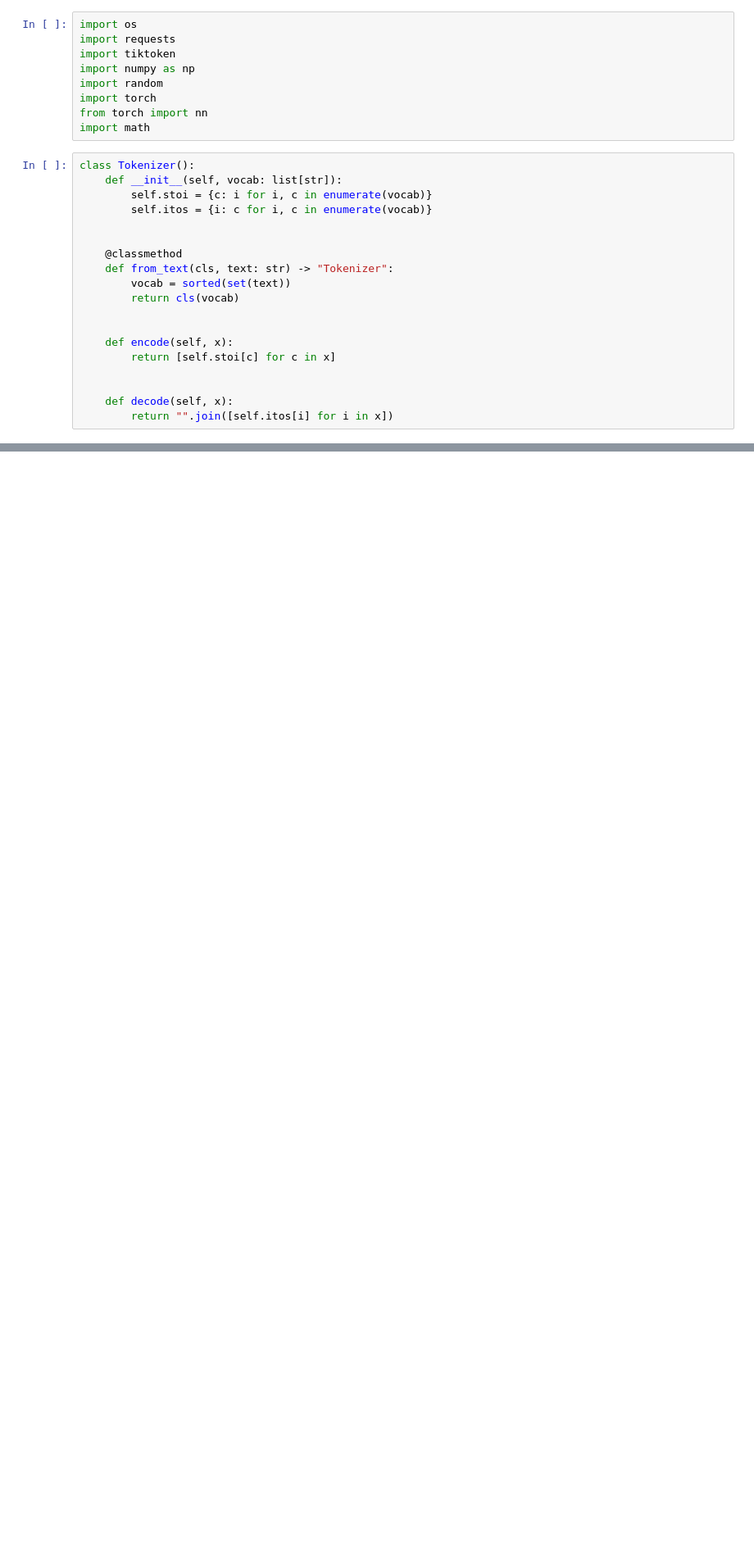
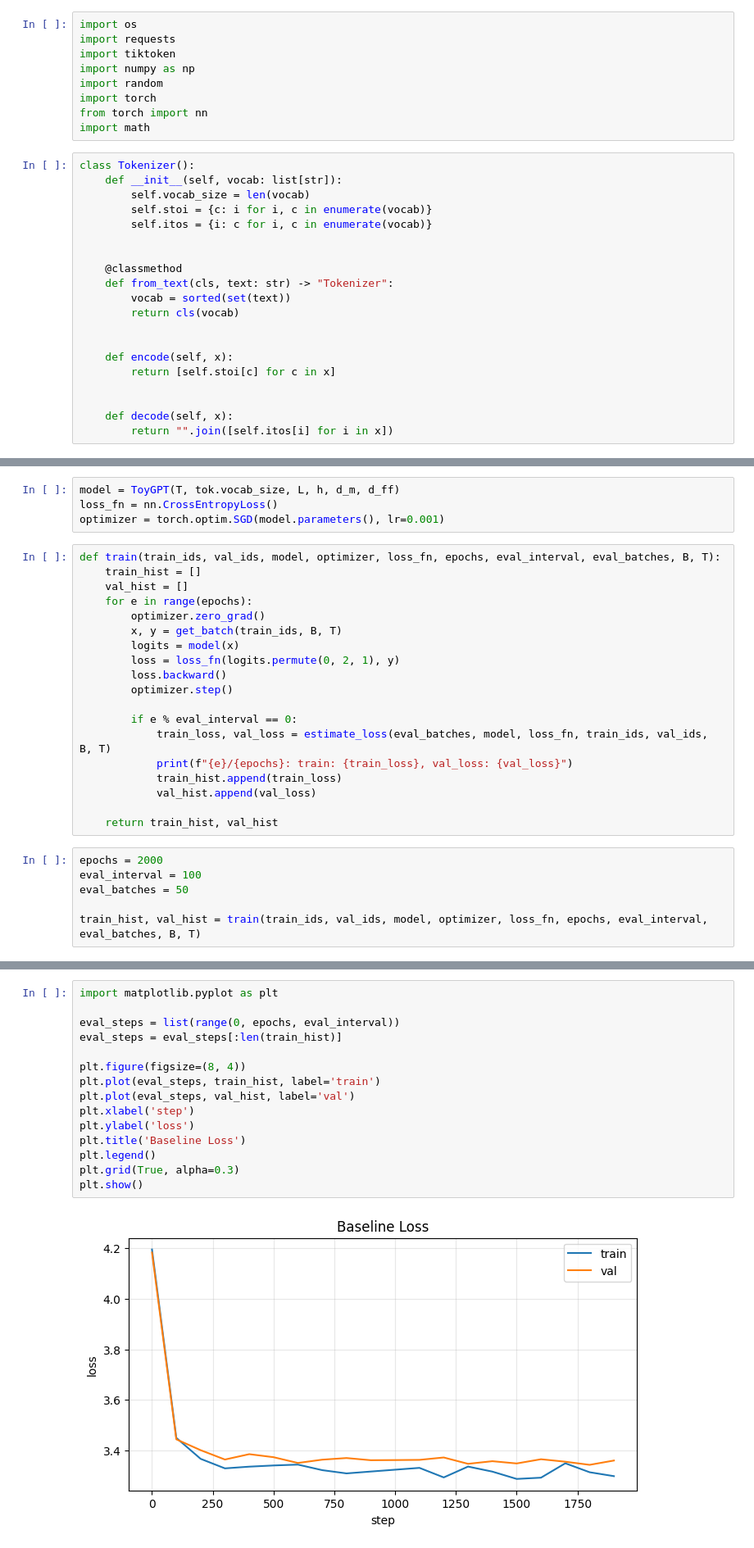
Before and after one commit to matejhladky/m2l2, a Jupyter notebook: notebooks/main.ipynb, the cells around one changed output, grey strips where cells are left out. Shown at 82% size. Drawn from its saved outputs; the diff is of its cells as text; blank space fills up the shorter version.

Commit message:
baseline setup

```diff
--- a/notebooks/main.ipynb
+++ b/notebooks/main.ipynb
@@ -10,6 +10,7 @@ import math
 # %%
 class Tokenizer():
     def __init__(self, vocab: list[str]):
+        self.vocab_size = len(vocab)
         self.stoi = {c: i for i, c in enumerate(vocab)}
         self.itos = {i: c for i, c in enumerate(vocab)}
 
@@ -43,0 +161,29 @@ tokenizer.encode("hello")
+# %%
+model = ToyGPT(T, tok.vocab_size, L, h, d_m, d_ff)
+loss_fn = nn.CrossEntropyLoss()
+optimizer = torch.optim.SGD(model.parameters(), lr=0.001)
+# %%
+def train(train_ids, val_ids, model, optimizer, loss_fn, epochs, eval_interval, eval_batches, B, T):
+    train_hist = []
+    val_hist = []
+    for e in range(epochs):
+        optimizer.zero_grad()
+        x, y = get_batch(train_ids, B, T)
+        logits = model(x)
+        loss = loss_fn(logits.permute(0, 2, 1), y)
+        loss.backward()
+        optimizer.step()
+
+        if e % eval_interval == 0:
+            train_loss, val_loss = estimate_loss(eval_batches, model, loss_fn, train_ids, val_ids, B, T)
+            print(f"{e}/{epochs}: train: {train_loss}, val_loss: {val_loss}")
+            train_hist.append(train_loss)
+            val_hist.append(val_loss)
+
+    return train_hist, val_hist
+# %%
+epochs = 2000
+eval_interval = 100
+eval_batches = 50
+
+train_hist, val_hist = train(train_ids, val_ids, model, optimizer, loss_fn, epochs, eval_interval, eval_batches, B, T)
@@ -43,0 +211,17 @@ tokenizer.encode("hello")
+# %%
+import matplotlib.pyplot as plt
+
+eval_steps = list(range(0, epochs, eval_interval))
+eval_steps = eval_steps[:len(train_hist)]
+
+plt.figure(figsize=(8, 4))
+plt.plot(eval_steps, train_hist, label='train')
+plt.plot(eval_steps, val_hist, label='val')
+plt.xlabel('step')
+plt.ylabel('loss')
+plt.title('Baseline Loss')
+plt.legend()
+plt.grid(True, alpha=0.3)
+plt.show()
+# %% [output]
+[figure, added]
```
Also changed, not shown: parts of 9 cells of this notebook.
